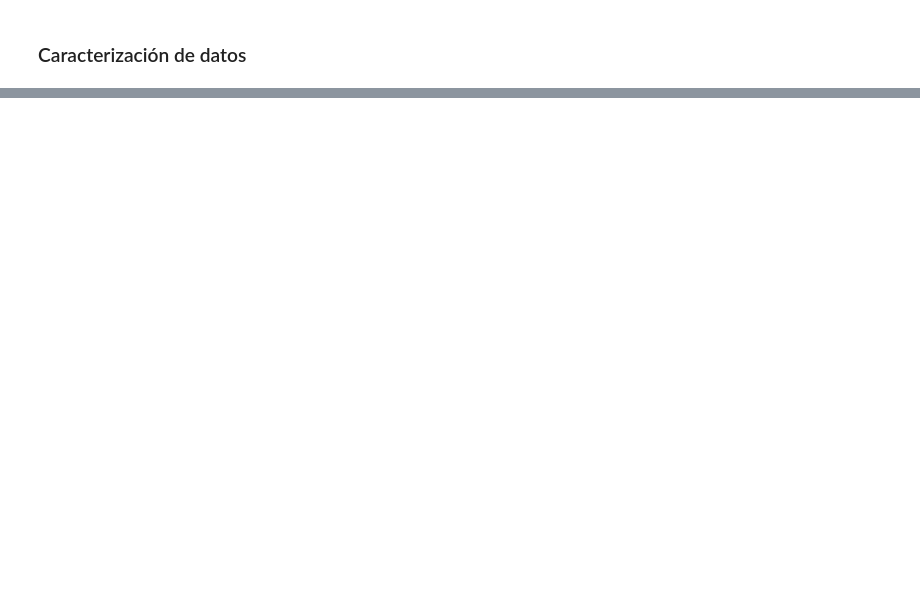
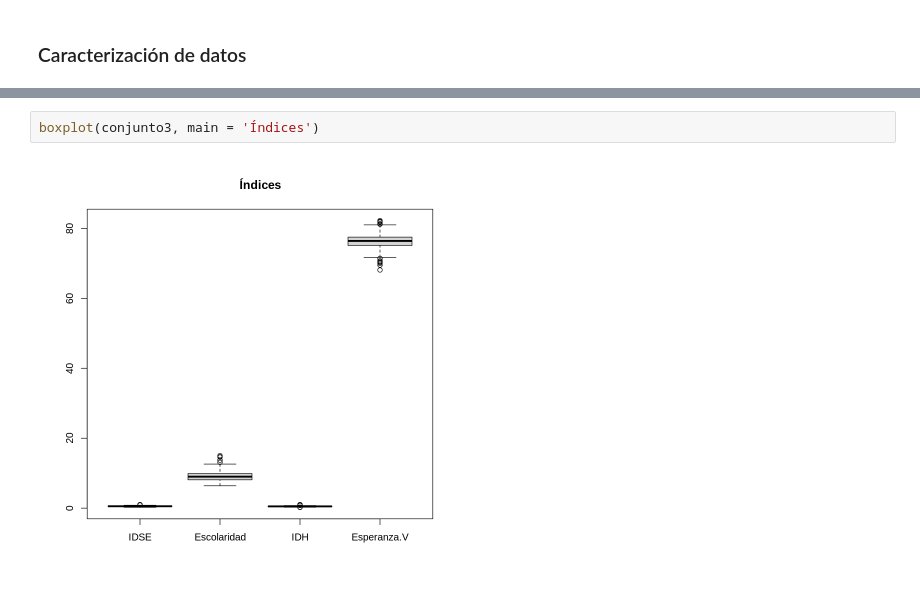
Before and after one commit to ReinaldoBustamante/Analisis-de-datos, a Jupyter notebook: K-means/Clustering_Notebook1.ipynb, the cells around one changed output, grey strips where cells are left out. Saved outputs shown, nothing was run; the diff lists cells and outputs as text; blank space fills up the shorter version.

```diff
--- a/K-means/Clustering_Notebook1.ipynb
+++ b/K-means/Clustering_Notebook1.ipynb
@@ -699,0 +483,4 @@ Available components:
+# %%
+boxplot(conjunto3, main = 'Índices')
+# %% [output]
+[figure, added]
```
Also changed, not shown: parts of 94 cells of this notebook.
